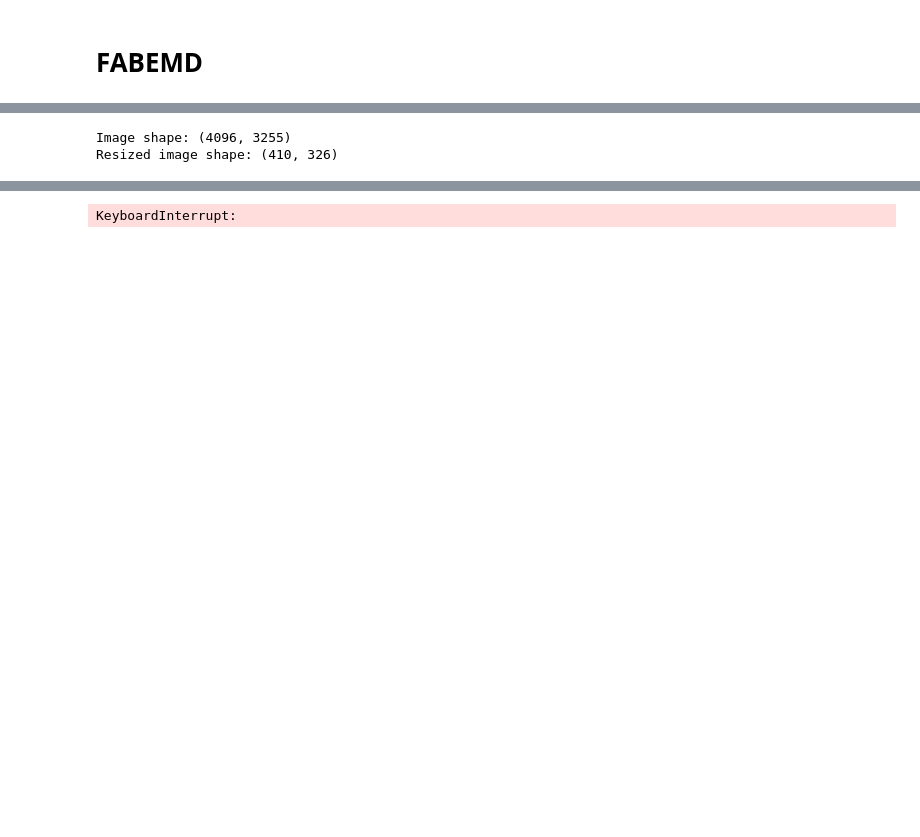
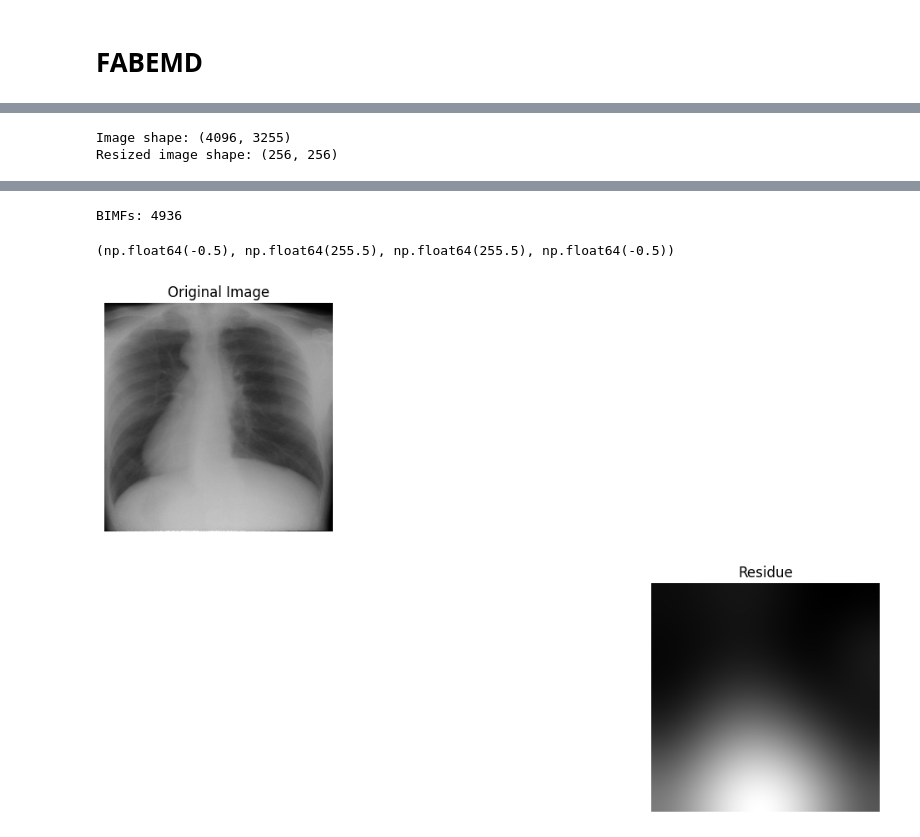
Before and after one commit to faliqadlan/scaling, a Jupyter notebook: pace.ipynb, the cells around one changed output, grey strips where cells are left out. Drawn from its saved outputs; the diff is of its cells as text; code cells hidden in the pictures; blank space fills up the shorter version.

Commit message:
Add initial Jupyter notebook for FABEMD algorithm implementation

```diff
--- a/pace.ipynb
+++ b/pace.ipynb
@@ -138,13 +139,15 @@ print("Image shape:", image.shape)
 
 # Resize the image to a smaller size for faster processing
 # using 0.1x scaling factor
-image = cv2.resize(image, (0, 0), fx=0.1, fy=0.1)
+# image = cv2.resize(image, (0, 0), fx=0.1, fy=0.1)
+# resize to 256x256
+image = cv2.resize(image, (256, 256))
 
 # describe the resized image
 print("Resized image shape:", image.shape)
 
 # Perform FABEMD decomposition
-BIMFs, residue = fabemd(image)
+BIMFs, residue = fabemd(image, max_iterations=10, threshold=1, initial_window_size=3)
 
 # Display the results
 import matplotlib.pyplot as plt
@@ -155,11 +158,12 @@ plt.imshow(image, cmap="gray")
 plt.title("Original Image")
 plt.axis("off")
 
-for i, bimf in enumerate(BIMFs):
-    plt.subplot(2, 3, i + 2)
-    plt.imshow(bimf, cmap="gray")
-    plt.title(f"BIMF {i + 1}")
-    plt.axis("off")
+print("BIMFs:", len(BIMFs))
+# for i, bimf in enumerate(BIMFs):
+#     plt.subplot(2, 3, i + 2)
+#     plt.imshow(bimf, cmap="gray")
+#     plt.title(f"BIMF {i + 1}")
+#     plt.axis("off")
 
 plt.subplot(2, 3, 6)
 plt.imshow(residue, cmap="gray")
@@ -186,2 +193,2 @@ plt.axis("off")
 Image shape: (4096, 3255)
-Resized image shape: (410, 326)
+Resized image shape: (256, 256)
@@ -205 +212,3 @@ Resized image shape: (410, 326)
-KeyboardInterrupt:
+BIMFs: 4936
+(np.float64(-0.5), np.float64(255.5), np.float64(255.5), np.float64(-0.5))
+[figure, added]
```
Also changed, not shown: parts of 3 cells of this notebook, 1 other file.
